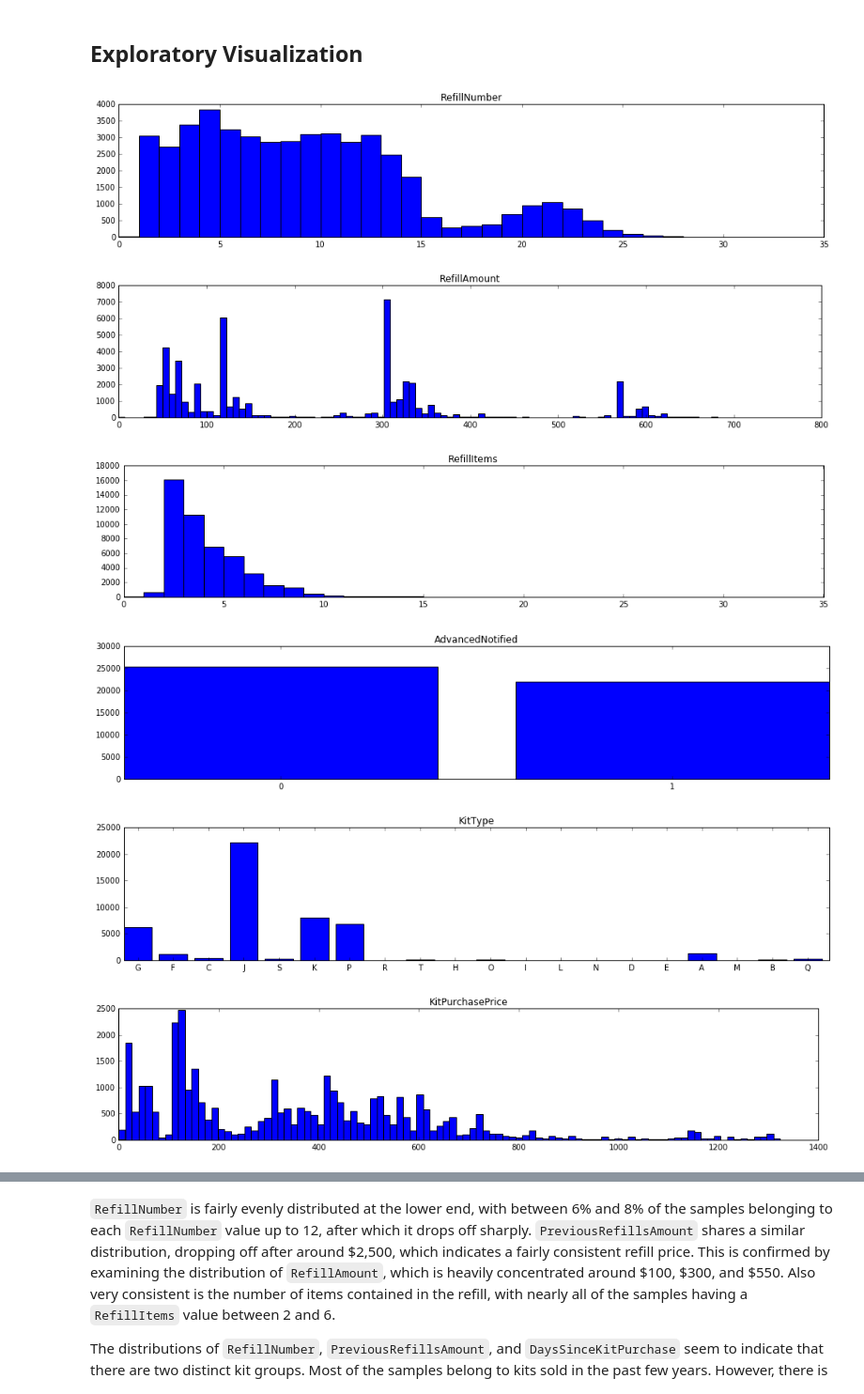
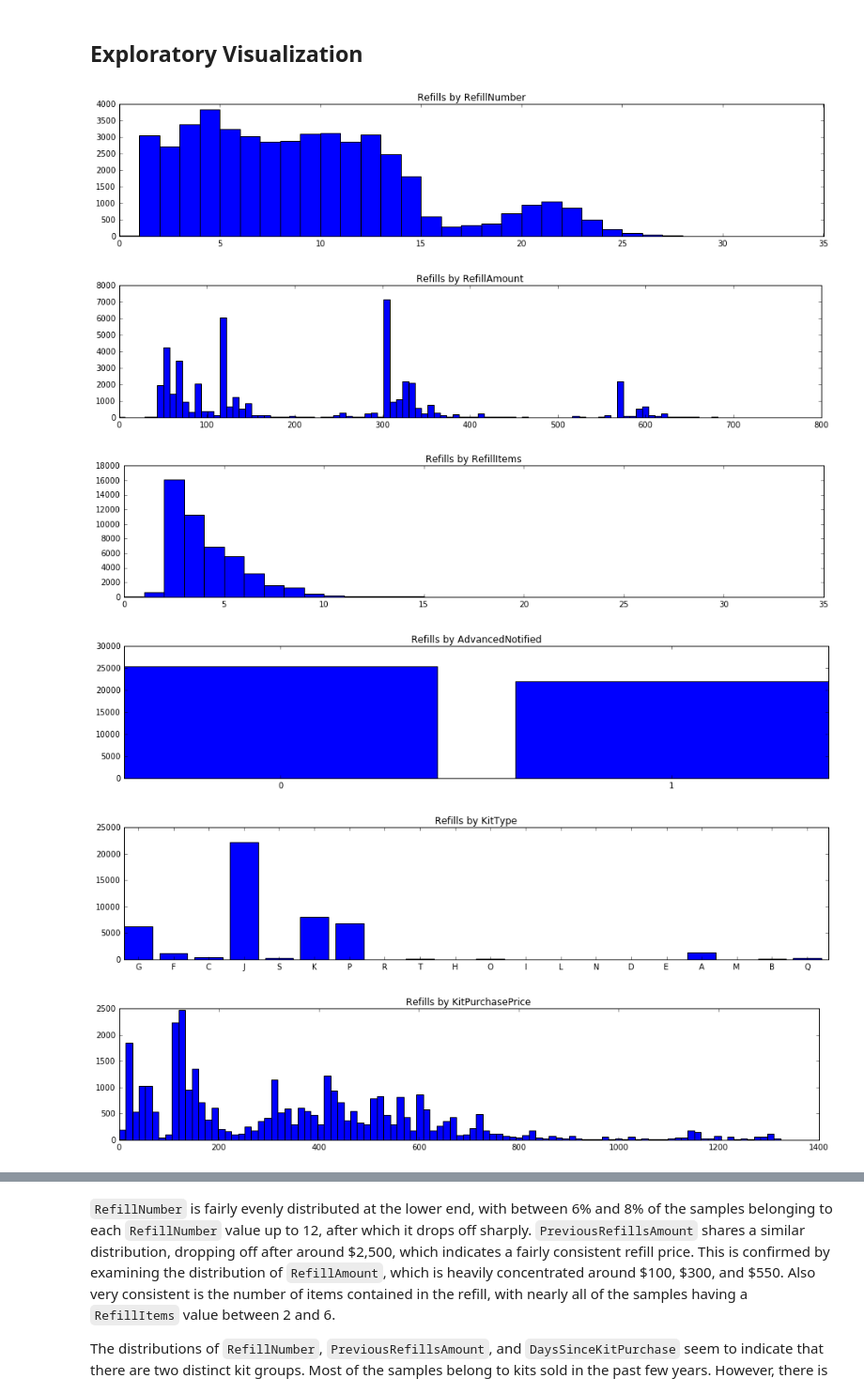
Before and after one commit to sjawhar/udacity-mlnd-capstone, a Jupyter notebook: Sami Jawhar - Project 5 - Customer Cancellation Predictor.ipynb, the cells around one changed output, grey strips where cells are left out. Shown at 94% size. Saved outputs shown, nothing was run; the diff lists cells and outputs as text; code cells hidden in the pictures.

```diff
--- a/Sami Jawhar - Project 5 - Customer Cancellation Predictor.ipynb
+++ b/Sami Jawhar - Project 5 - Customer Cancellation Predictor.ipynb
@@ -119,30 +119,30 @@ As was mentioned above, the classes are heavily unbalanced, with over 97.7% of t
 # %%
 import matplotlib.pyplot as plt
 %matplotlib inline
 for col, col_data in X_raw.iteritems():
     plt.figure(figsize=(16,3))
     if col in category_columns:
         values = [x for x in col_data.unique() if x == x]
         index = np.arange(len(values))
         counts = list(col_data[col_data == value].count() for value in values)
         bar_width = 0.8
 
         plt.bar(index, counts, bar_width)
         plt.xticks(index + bar_width/2, values)
     else:
         bins = range(col_data.max() + 1) if len(col_data.unique()) < 100 else 100
         plot_data = [x for x in col_data.values if not np.isnan(x)]
         plt.hist(
             plot_data,
             bins=bins,
             range=[0, min(col_data.max(), col_data.mean() + 3*col_data.std())]
         )
-    plt.title(col)
+    plt.title('Refills by ' + col)
     plt.show()
 # %% [output]
-[figure, old version]
+[figure, new version]
-[figure, old version]
+[figure, new version]
-[figure, old version]
+[figure, new version]
-[figure, old version]
+[figure, new version]
-[figure, old version]
+[figure, new version]
-[figure, old version]
+[figure, new version]
```
Also changed, not shown: parts of 1 cell of this notebook.
